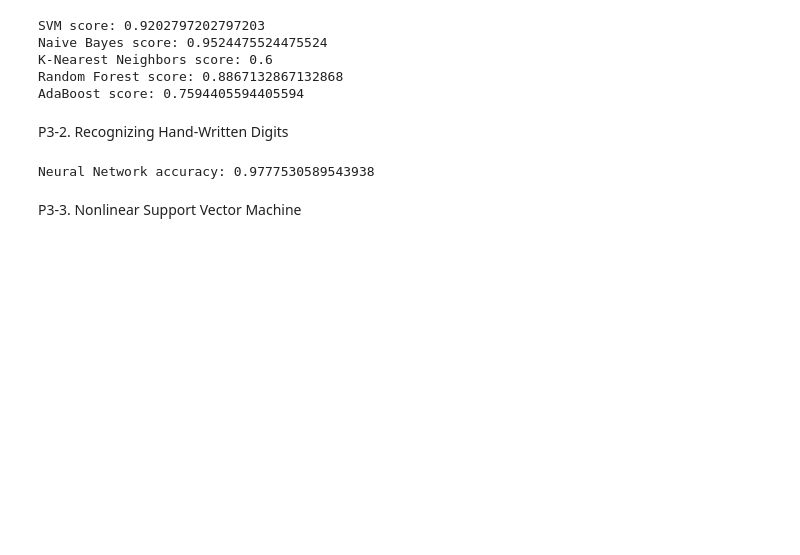
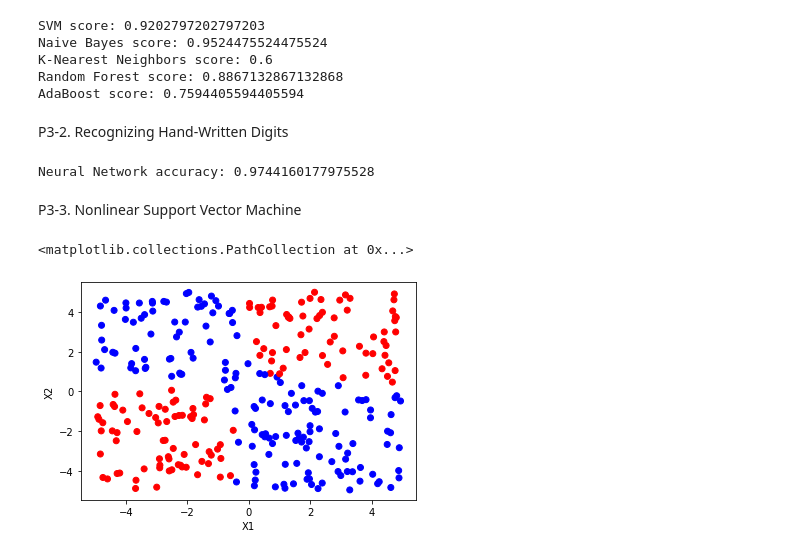
Before and after one commit to antoniolang1107/Classification-and-SVM, a Jupyter notebook: Document_Classification_and_SVM.ipynb, the cells around one changed output. Saved outputs shown, nothing was run; the diff lists cells and outputs as text; code cells hidden in the pictures; blank space fills up the shorter version.

Commit message:
P3-2 and P3-3 almost complete P3-2 needs to be compared against SVM P3-3 needs a completed scatter plot

```diff
--- a/Document_Classification_and_SVM.ipynb
+++ b/Document_Classification_and_SVM.ipynb
@@ -62,17 +65,15 @@ digits = datasets.load_digits()
 # %%
 from sklearn.neural_network import MLPClassifier
-from sklearn.model_selection import train_test_split
 from sklearn.metrics import confusion_matrix
 
-x1,x2,y1,y2 = train_test_split(digits.data, digits.target, test_size=0.5)
-NN = MLPClassifier(hidden_layer_sizes=(500,), activation='relu', alpha=0.00001,
-                    learning_rate='constant', max_iter=500)
+NN = MLPClassifier(hidden_layer_sizes=(750,), activation='relu', alpha=0.00001,
+                    learning_rate='constant', max_iter=750)
 NN.fit(x1,y1)
 predictions = NN.predict(x2)
 print(f"Neural Network accuracy: {metrics.accuracy_score(y2, predictions)}")
 confusion = confusion_matrix(y2, predictions)
 # %% [output]
-Neural Network accuracy: 0.9777530589543938
+Neural Network accuracy: 0.9744160177975528
 # %% [markdown]
 P3-3. Nonlinear Support Vector Machine
 # %%
@@ -84,3 +85,5 @@ Y = np.logical_xor(X[:,0]>0,X[0:,1]>0)
 from sklearn.svm import NuSVC
 
 nonlinearSVM = NuSVC()
+nonlinearSVM.fit(X,Y)
+predictions = nonlinearSVM.predict(X)
@@ -89,0 +90,11 @@ import matplotlib
+# %%
+import matplotlib.pyplot as plt
+from matplotlib import colors
+# plot X,Y and decision boundaries
+
+plt.xlabel("X1")
+plt.ylabel("X2")
+plt.scatter(X[:,0], X[:,1], c=predictions, cmap=colors.ListedColormap(['red', 'blue']))
+# %% [output]
+<matplotlib.collections.PathCollection at 0x...>
+[figure, added]
```
Also changed, not shown: parts of 2 cells of this notebook.
